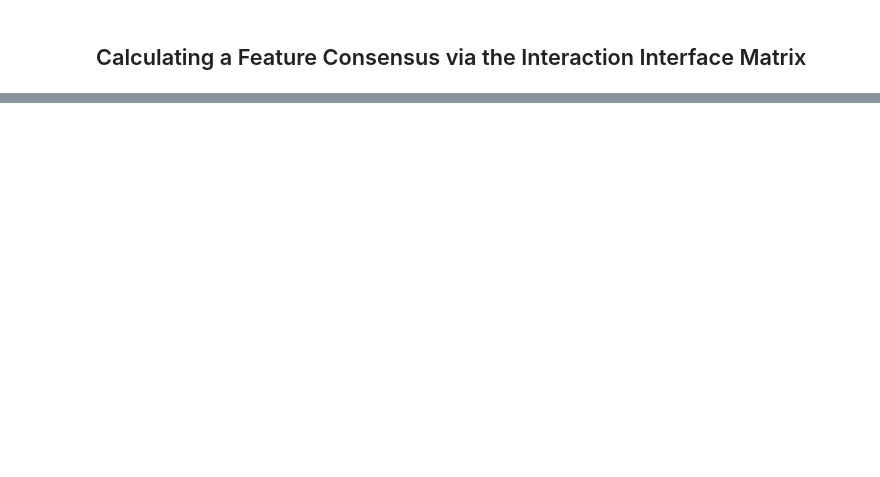
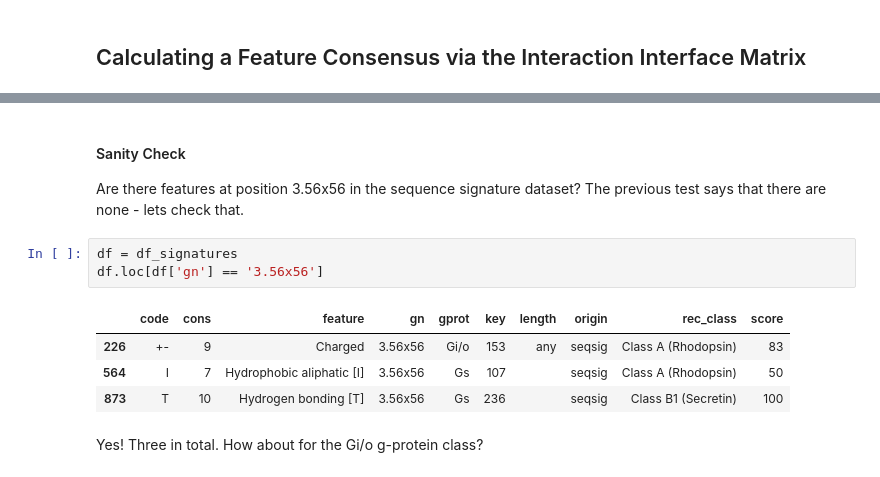
Before and after one commit to protwis/protwis, a Jupyter notebook: signprot/notebooks/all_consensus.ipynb, the cells around one changed output, grey strips where cells are left out. Cells and saved outputs as stored; diff of their text form; blank space fills up the shorter version.

```diff
--- a/signprot/notebooks/all_consensus.ipynb
+++ b/signprot/notebooks/all_consensus.ipynb
@@ -143,0 +373,15 @@ for signature_dict in signatures:
+# %% [markdown]
+#### Sanity Check
+Are there features at position 3.56x56 in the sequence signature dataset?
+The previous test says that there are none - lets check that.
+# %%
+df = df_signatures
+df.loc[df['gn'] == '3.56x56']
+# %% [output]
+|  | code | cons | feature | gn | gprot | key | length | origin | rec_class | score |
+| 226 | +- | 9 | Charged | 3.56x56 | Gi/o | 153 | any | seqsig | Class A (Rhodopsin) | 83 |
+| 564 | I | 7 | Hydrophobic aliphatic [I] | 3.56x56 | Gs | 107 |  | seqsig | Class A (Rhodopsin) | 50 |
+| 873 | T | 10 | Hydrogen bonding [T] | 3.56x56 | Gs | 236 |  | seqsig | Class B1 (Secretin) | 100 |
+# %% [markdown]
+Yes! Three in total.
+How about for the Gi/o g-protein class?
```
Also changed, not shown: parts of 34 cells of this notebook, 3 other files.
